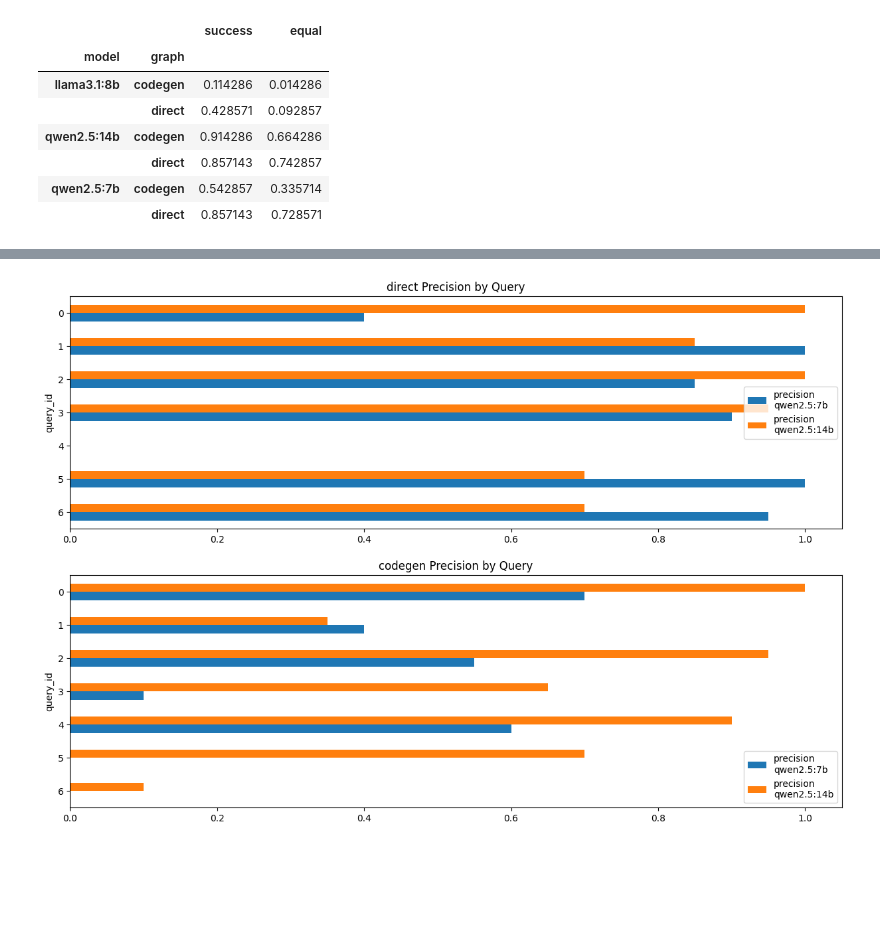
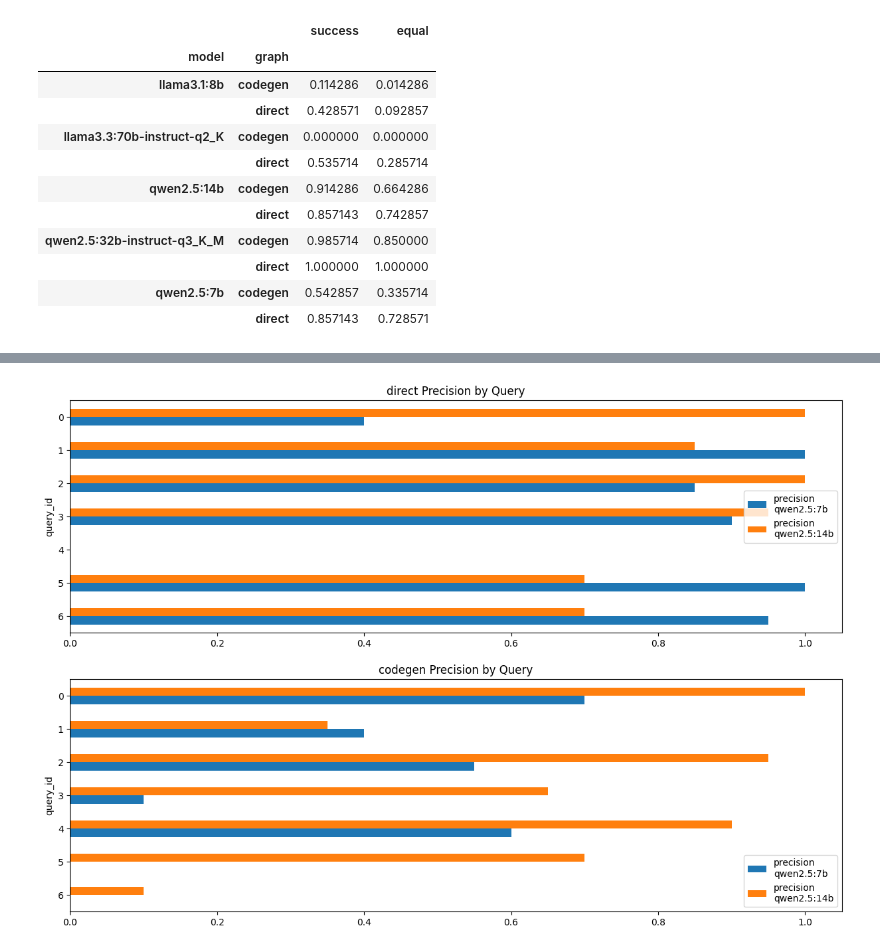
Before and after one commit to chenseanxy/llm-ran, a Jupyter notebook: notebooks/kubernetes.ipynb, the cells around one changed output, grey strips where cells are left out. Cells and saved outputs as stored; diff of their text form; code cells hidden in the pictures; blank space fills up the shorter version.

```diff
--- a/notebooks/kubernetes.ipynb
+++ b/notebooks/kubernetes.ipynb
@@ -168,13 +5,19 @@ Query:  Given a pod name 'prometheus-monitoring-kube-prometheus-prometheus-0' in
 # %%
-# df = pd.read_csv("../data/llm_ran_kubernetes_base.csv")
+df = pd.read_csv("../data/llm_ran_kubernetes_base.csv")
+# df = df[df["model"] != models.LLAMA_33_70B]
+# df['model'] = df['model'].str.replace("-instruct-q3_K_M", "")
 df.groupby(["model", "graph"]).agg({"success": "mean", "equal": "mean"})
 # %% [output]
 |  |  | success | equal |
 | model | graph |  |  |
 | llama3.1:8b | codegen | 0.114286 | 0.014286 |
 |  | direct | 0.428571 | 0.092857 |
+| llama3.3:70b-instruct-q2_K | codegen | 0.000000 | 0.000000 |
+|  | direct | 0.535714 | 0.285714 |
 | qwen2.5:14b | codegen | 0.914286 | 0.664286 |
 |  | direct | 0.857143 | 0.742857 |
+| qwen2.5:32b-instruct-q3_K_M | codegen | 0.985714 | 0.850000 |
+|  | direct | 1.000000 | 1.000000 |
 | qwen2.5:7b | codegen | 0.542857 | 0.335714 |
 |  | direct | 0.857143 | 0.728571 |
 # %%
```
Also changed, not shown: parts of 7 cells of this notebook, 17 other files.
